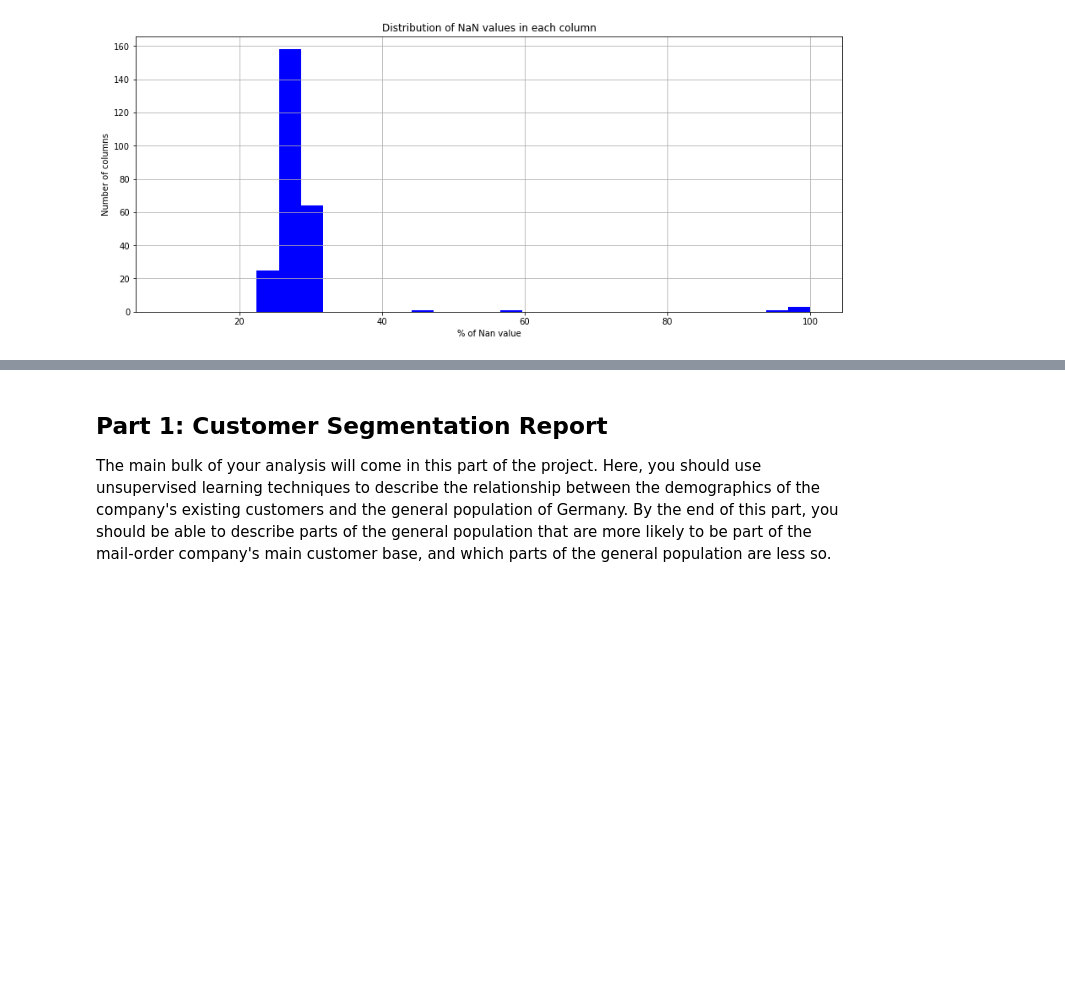
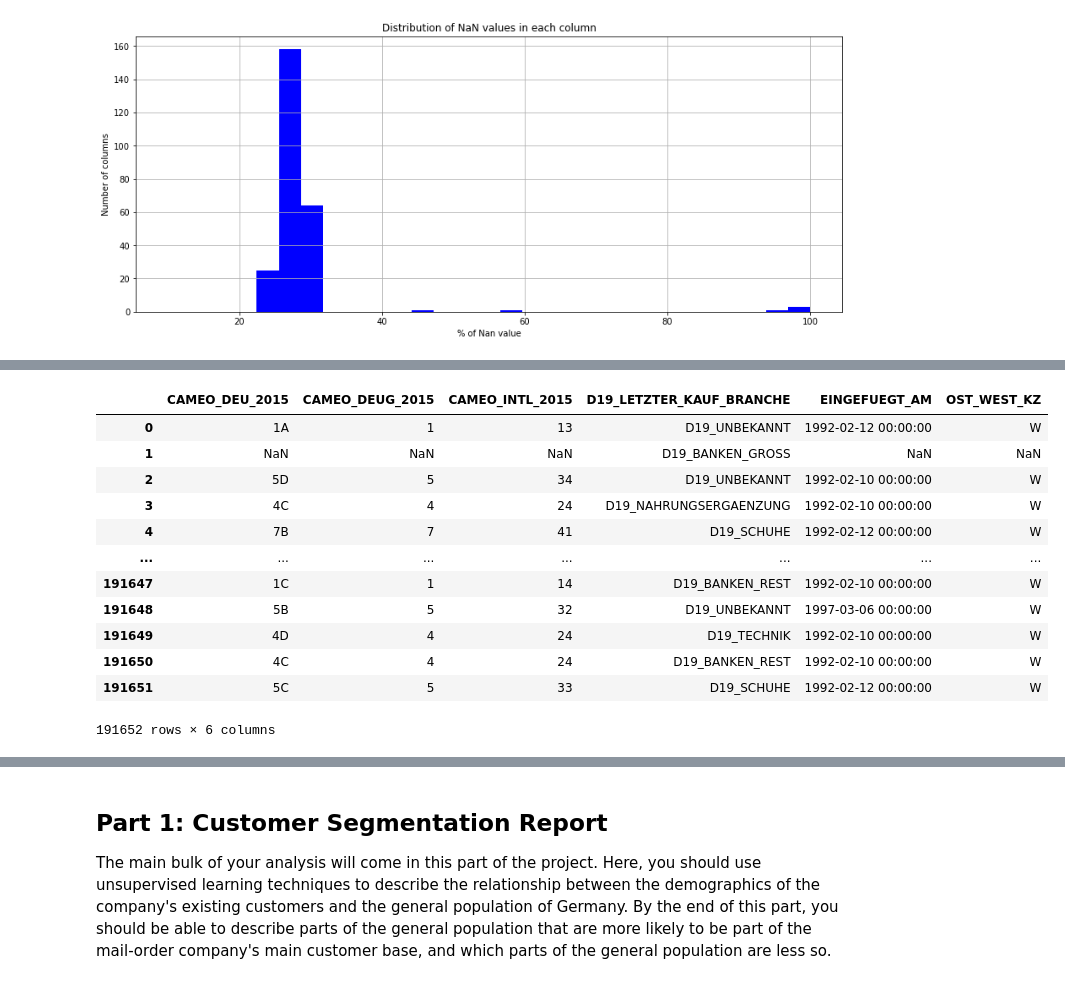
Before and after one commit to olghab/dataScienceCapstoneProject, a Jupyter notebook: Arvato Project Workbook.ipynb, the cells around one changed output, grey strips where cells are left out. Drawn from its saved outputs; the diff is of its cells as text; code cells hidden in the pictures; blank space fills up the shorter version.

```diff
--- a/Arvato Project Workbook.ipynb
+++ b/Arvato Project Workbook.ipynb
@@ -236,0 +264,3 @@ print(different_cols)
+# %%
+# remove additional columns form azdias dataframe (not needed for the comparison)
+customers = customers.drop(different_cols, axis = 1)
@@ -236,0 +310,16 @@ print(different_cols)
+# %%
+categorical_var_customers
+# %% [output]
+|  | CAMEO_DEU_2015 | CAMEO_DEUG_2015 | CAMEO_INTL_2015 | D19_LETZTER_KAUF_BRANCHE | EINGEFUEGT_AM | OST_WEST_KZ |
+| 0 | 1A | 1 | 13 | D19_UNBEKANNT | 1992-02-12 00:00:00 | W |
+| 1 | NaN | NaN | NaN | D19_BANKEN_GROSS | NaN | NaN |
+| 2 | 5D | 5 | 34 | D19_UNBEKANNT | 1992-02-10 00:00:00 | W |
+| 3 | 4C | 4 | 24 | D19_NAHRUNGSERGAENZUNG | 1992-02-10 00:00:00 | W |
+| 4 | 7B | 7 | 41 | D19_SCHUHE | 1992-02-12 00:00:00 | W |
+| ... | ... | ... | ... | ... | ... | ... |
+| 191647 | 1C | 1 | 14 | D19_BANKEN_REST | 1992-02-10 00:00:00 | W |
+| 191648 | 5B | 5 | 32 | D19_UNBEKANNT | 1997-03-06 00:00:00 | W |
+| 191649 | 4D | 4 | 24 | D19_TECHNIK | 1992-02-10 00:00:00 | W |
+| 191650 | 4C | 4 | 24 | D19_BANKEN_REST | 1992-02-10 00:00:00 | W |
+| 191651 | 5C | 5 | 33 | D19_SCHUHE | 1992-02-12 00:00:00 | W |
+191652 rows × 6 columns
```
Also changed, not shown: parts of 27 cells of this notebook.
